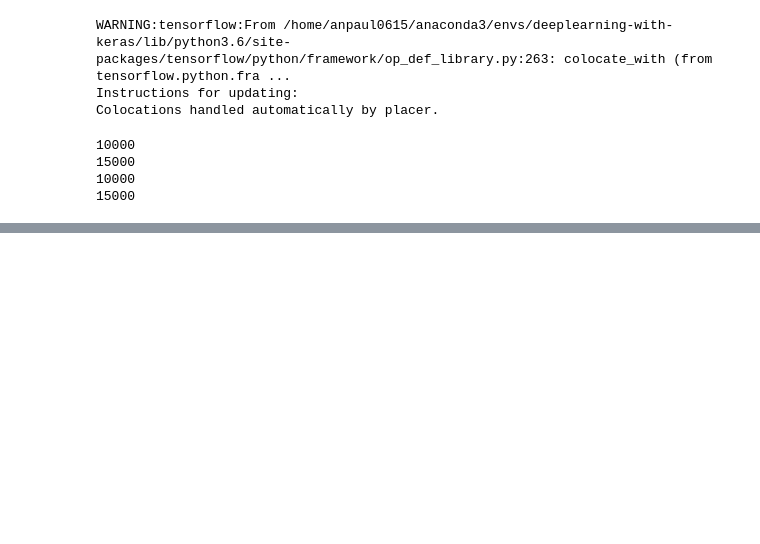
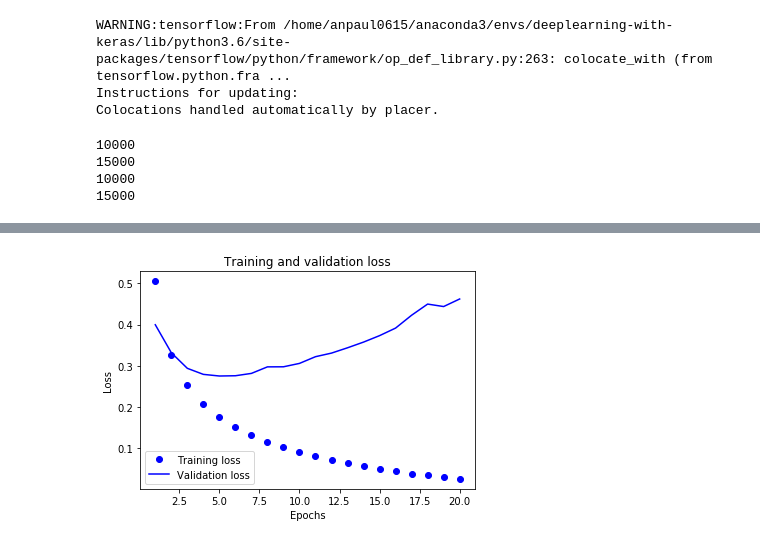
Before and after one commit to anpaul0615/book-with-code, a Jupyter notebook: deep-learning-with-python/ch03-getting-started-with-neural-networks/classifying-movie-reviews.ipynb, the cells around one changed output, grey strips where cells are left out. Cells and saved outputs as stored; diff of their text form; code cells hidden in the pictures; blank space fills up the shorter version.

```diff
--- a/deep-learning-with-python/ch03-getting-started-with-neural-networks/classifying-movie-reviews.ipynb
+++ b/deep-learning-with-python/ch03-getting-started-with-neural-networks/classifying-movie-reviews.ipynb
@@ -252,7 +253,7 @@ history = model.fit(partial_x_train,
                    partial_y_train,
                    epochs=20,
                    batch_size=512,
-                   validation_data=(x_val,y_val)
+                   validation_data=(x_val,y_val),
                    verbose=False)
 
 history_dict = history.history
@@ -274,3 +274,4 @@ SyntaxError: invalid syntax (<ipython-input-16-7d9bc30332e7>, line 21)
+[figure, added]
 # %%
 ## 추가실험 (3개의 은닉층 사용)
 
```
Also changed, not shown: parts of 12 cells of this notebook, 1 other file.
